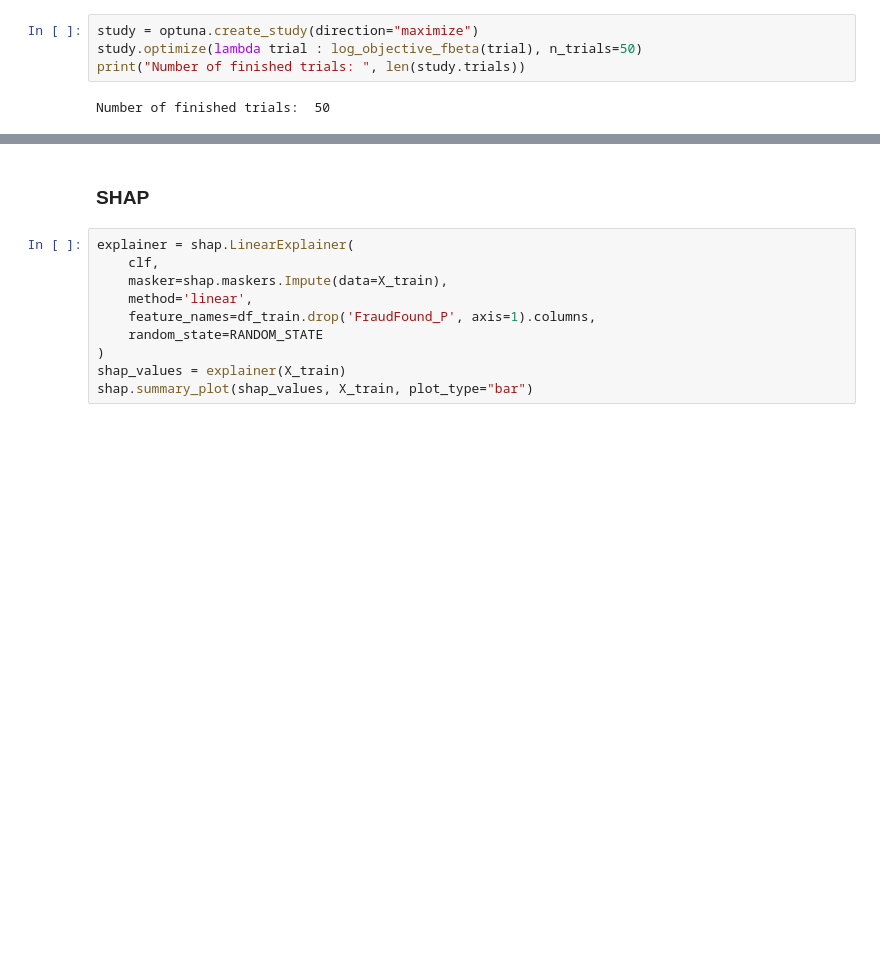
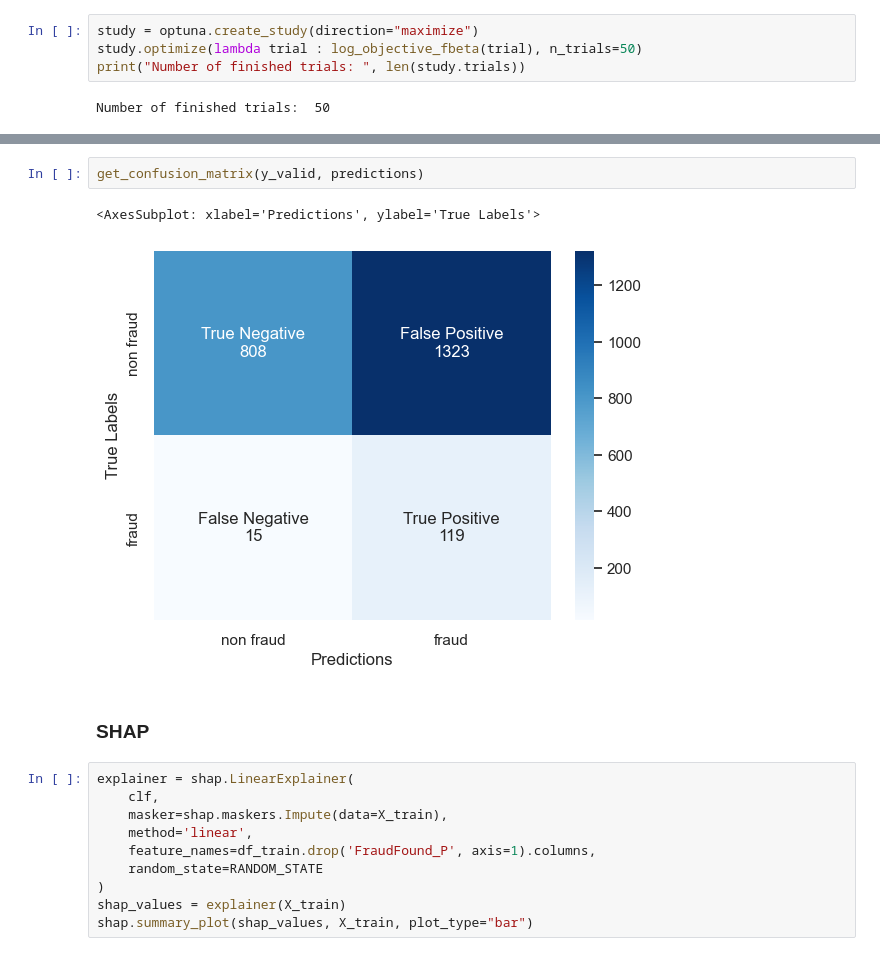
Before and after one commit to hewtungyuen/car-insurance-fraud-BT4012, a Jupyter notebook: logistic_regression.ipynb, the cells around one changed output, grey strips where cells are left out. Cells and saved outputs as stored; diff of their text form; blank space fills up the shorter version.

```diff
--- a/logistic_regression.ipynb
+++ b/logistic_regression.ipynb
@@ -137,3 +142,8 @@ PR AUC: 0.08
+# %%
+get_confusion_matrix(y_valid, predictions)
+# %% [output]
+<AxesSubplot: xlabel='Predictions', ylabel='True Labels'>
+[figure, added]
 # %% [markdown]
 ### SHAP
 # %%
```
Also changed, not shown: parts of 8 cells of this notebook, 2 other files.
